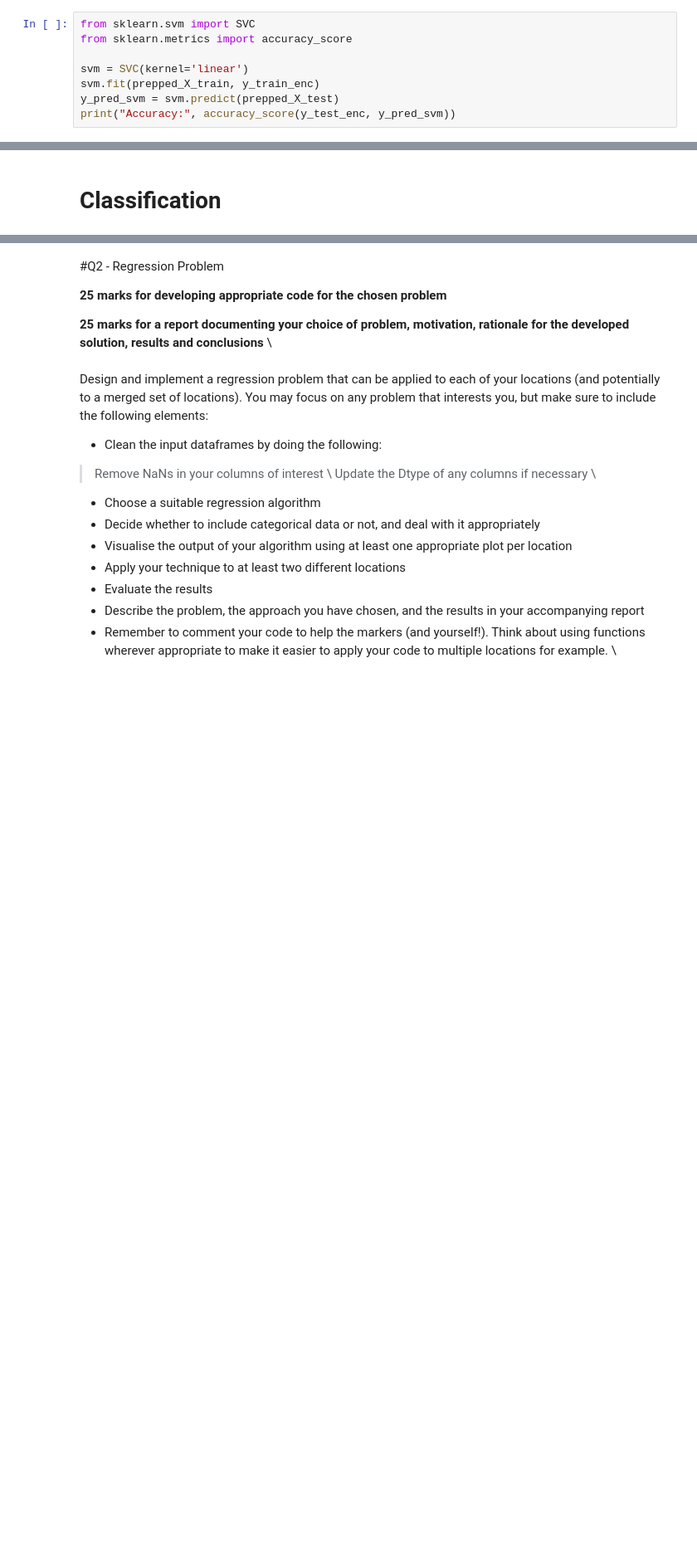
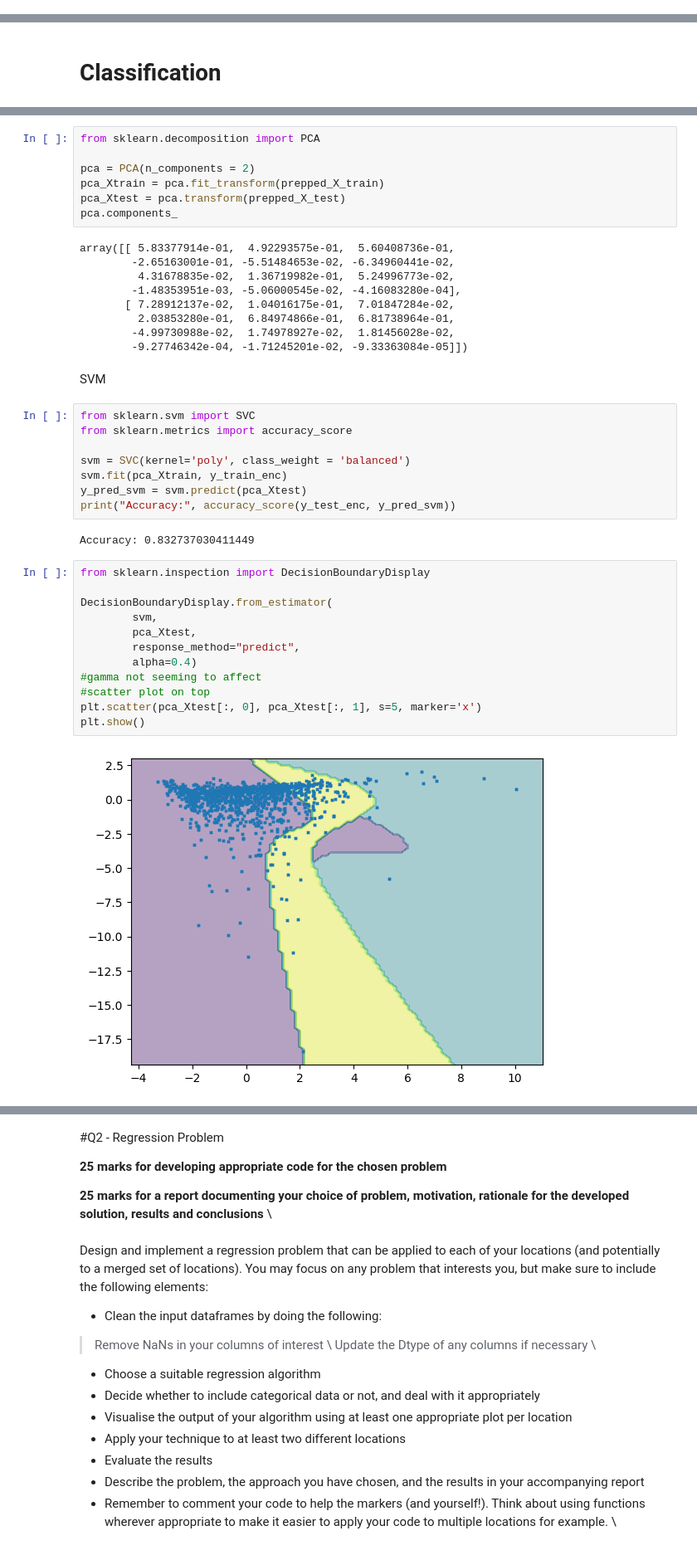
Before and after one commit to carn51/Assignment-1, a Jupyter notebook: 2026_DSLab2_a3_(1).ipynb, the cells around one changed output, grey strips where cells are left out. Shown at 83% size. Drawn from its saved outputs; the diff is of its cells as text; blank space fills up the shorter version.

```diff
--- a/2026_DSLab2_a3_(1).ipynb
+++ b/2026_DSLab2_a3_(1).ipynb
@@ -321,11 +314,3 @@ prepped_df.head()
 | 2 | 0.005514 | -0.86177 | 0.575920 | -0.101562 | 0.322303 | 0.401818 | -0.544840 | 0.087190 | 1.0 | 0.0 | 0.0 | ... |
 | 3 | 0.005514 | -0.86177 | -0.340959 | 1.095532 | 0.530538 | 0.437175 | -0.830611 | 0.238707 | 1.0 | 0.0 | 0.0 | ... |
 | 4 | -0.332281 | -0.86177 | -0.340959 | 0.107162 | 0.044655 | 0.331105 | 0.744795 | 1.252472 | 1.0 | 0.0 | 0.0 | ... |
-# %%
-from sklearn.svm import SVC
-from sklearn.metrics import accuracy_score
-
-svm = SVC(kernel='linear')
-svm.fit(prepped_X_train, y_train_enc)
-y_pred_svm = svm.predict(prepped_X_test)
-print("Accuracy:", accuracy_score(y_test_enc, y_pred_svm))
@@ -339,0 +338,42 @@ Accuracy: 0.9141323792486583
+# %%
+from sklearn.decomposition import PCA
+
+pca = PCA(n_components = 2)
+pca_Xtrain = pca.fit_transform(prepped_X_train)
+pca_Xtest = pca.transform(prepped_X_test)
+pca.components_
+# %% [output]
+array([[ 5.83377914e-01,  4.92293575e-01,  5.60408736e-01,
+        -2.65163001e-01, -5.51484653e-02, -6.34960441e-02,
+         4.31678835e-02,  1.36719982e-01,  5.24996773e-02,
+        -1.48353951e-03, -5.06000545e-02, -4.16083280e-04],
+       [ 7.28912137e-02,  1.04016175e-01,  7.01847284e-02,
+         2.03853280e-01,  6.84974866e-01,  6.81738964e-01,
+        -4.99730988e-02,  1.74978927e-02,  1.81456028e-02,
+        -9.27746342e-04, -1.71245201e-02, -9.33363084e-05]])
+# %% [markdown]
+SVM
+# %%
+from sklearn.svm import SVC
+from sklearn.metrics import accuracy_score
+
+svm = SVC(kernel='poly', class_weight = 'balanced')
+svm.fit(pca_Xtrain, y_train_enc)
+y_pred_svm = svm.predict(pca_Xtest)
+print("Accuracy:", accuracy_score(y_test_enc, y_pred_svm))
+# %% [output]
+Accuracy: 0.832737030411449
+# %%
+from sklearn.inspection import DecisionBoundaryDisplay
+
+DecisionBoundaryDisplay.from_estimator(
+        svm,
+        pca_Xtest,
+        response_method="predict",
+        alpha=0.4)
+#gamma not seeming to affect
+#scatter plot on top
+plt.scatter(pca_Xtest[:, 0], pca_Xtest[:, 1], s=5, marker='x')
+plt.show()
+# %% [output]
+[figure, added]
```
Also changed, not shown: parts of 10 cells of this notebook.
